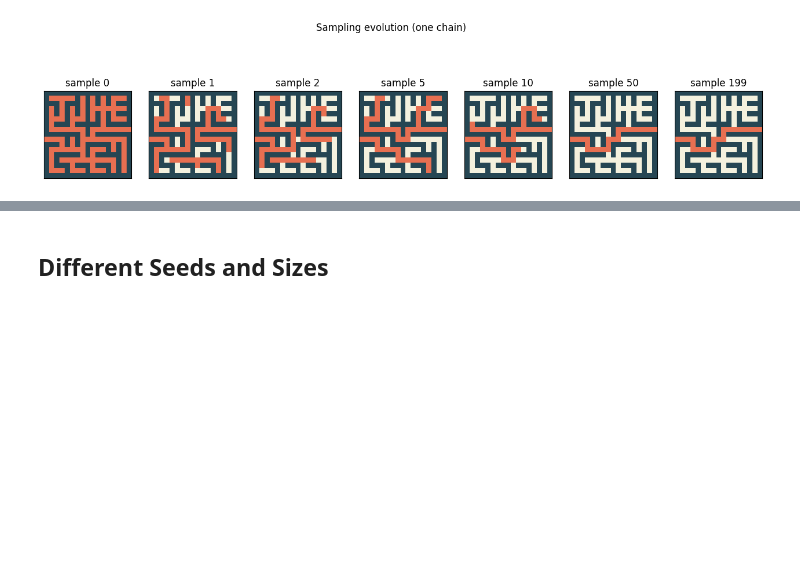
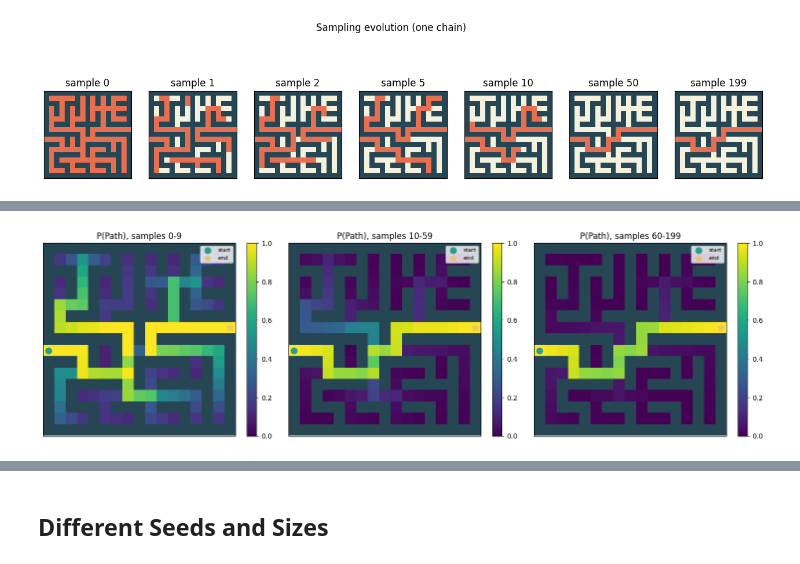
Before and after one commit to vstrozzi/prob-computing, a Jupyter notebook: maze_solution_comparison.ipynb, the cells around one changed output, grey strips where cells are left out. Saved outputs shown, nothing was run; the diff lists cells and outputs as text; code cells hidden in the pictures; blank space fills up the shorter version.

```diff
--- a/maze_solution_comparison.ipynb
+++ b/maze_solution_comparison.ipynb
@@ -71,20 +70,27 @@ from utils import config, model, visualize
 from utils.wrapper_maze import generate_maze, maze_to_graph
 # %%
 EBM_PARAMS = dict(
-    bias_wall=np.array([-8.0, -8.0, 12.0]),
-    bias_goal=np.array([5.0, -8.0, -8.0]),
-    bias_other=np.array([0.0, 0.0, -8.0]),
-    edge_weights=np.zeros_like(config.EDGE_WEIGHTS),
+    bias_wall=config.BIAS_WALL,
+    bias_goal=config.BIAS_GOAL,
+    bias_other=config.BIAS_OTHER,
     block_scheme='two_hop',
 )
 DEGREE_PARAMS = dict(
-    degree_path_reward=0.5,
-    degree_off_reward=0.55,
-    degree_penalty=8.0,
+    degree_path_reward=config.DEGREE_PATH_REWARD,
+    degree_off_reward=config.DEGREE_OFF_REWARD,
+    degree_penalty=config.DEGREE_PENALTY,
 )
-BETA = 2.0
-SCHEDULE = SamplingSchedule(n_warmup=500, n_samples=config.N_SAMPLES, steps_per_sample=5)
-EVOLUTION_SCHEDULE = SamplingSchedule(n_warmup=0, n_samples=config.N_SAMPLES, steps_per_sample=5)
+BETA = config.BETA
+SCHEDULE = SamplingSchedule(
+    n_warmup=config.N_WARMUP,
+    n_samples=config.N_SAMPLES,
+    steps_per_sample=config.STEPS_PER_SAMPLE,
+)
+EVOLUTION_SCHEDULE = SamplingSchedule(
+    n_warmup=0,
+    n_samples=config.N_SAMPLES,
+    steps_per_sample=config.STEPS_PER_SAMPLE,
+)
 # %%
 def solve_with_ebm(width, height, seed, key_seed=None, schedule=SCHEDULE):
     grid, start, end = generate_maze(width=width, height=height, seed=seed)
@@ -171,0 +265,17 @@ lowest-energy state equals shortest route: True
+# %%
+fig, axes = plt.subplots(1, 3, figsize=(15, 4.3))
+visualize.plot_path_marginal(
+    evolution['mg'], evolution['states'][:, :10], ax=axes[0],
+    title='P(Path), samples 0-9'
+)
+visualize.plot_path_marginal(
+    evolution['mg'], evolution['states'][:, 10:60], ax=axes[1],
+    title='P(Path), samples 10-59'
+)
+visualize.plot_path_marginal(
+    evolution['mg'], evolution['states'][:, 60:], ax=axes[2],
+    title='P(Path), samples 60-199'
+)
+fig.tight_layout();
+# %% [output]
+[figure, added]
```
Also changed, not shown: parts of 13 cells of this notebook, 3 other files.
